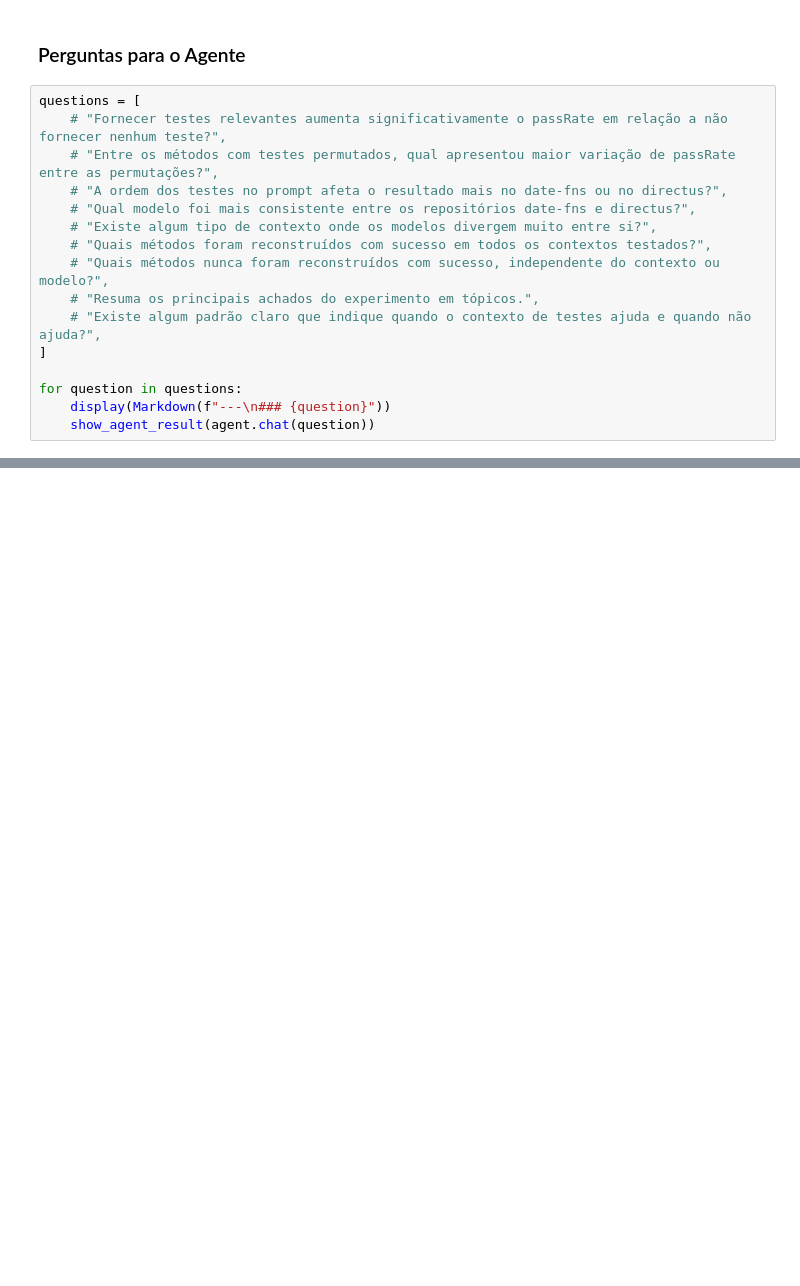
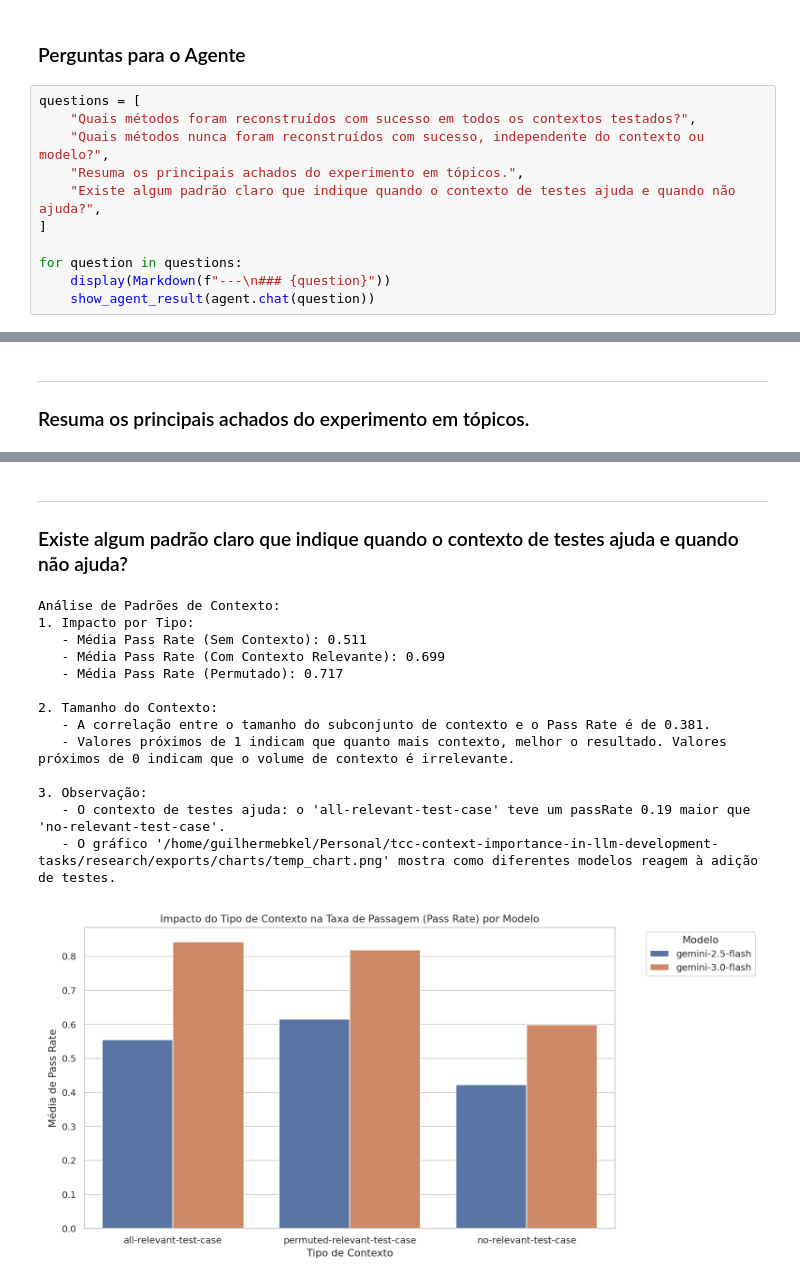
Before and after one commit to guilhermebkel/vem2026-test-driven-prompting, a Jupyter notebook: research/analysis.ipynb, the cells around one changed output, grey strips where cells are left out. Saved outputs shown, nothing was run; the diff lists cells and outputs as text; blank space fills up the shorter version.

```diff
--- a/research/analysis.ipynb
+++ b/research/analysis.ipynb
@@ -226,17 +255,13 @@ def show_agent_result(result):
 ### Perguntas para o Agente
 # %%
 questions = [
-    # "Fornecer testes relevantes aumenta significativamente o passRate em relação a não fornecer nenhum teste?",
-    # "Entre os métodos com testes permutados, qual apresentou maior variação de passRate entre as permutações?",
-    # "A ordem dos testes no prompt afeta o resultado mais no date-fns ou no directus?",
-    # "Qual modelo foi mais consistente entre os repositórios date-fns e directus?",
-    # "Existe algum tipo de contexto onde os modelos divergem muito entre si?",
-    # "Quais métodos foram reconstruídos com sucesso em todos os contextos testados?",
-    # "Quais métodos nunca foram reconstruídos com sucesso, independente do contexto ou modelo?",
-    # "Resuma os principais achados do experimento em tópicos.",
-    # "Existe algum padrão claro que indique quando o contexto de testes ajuda e quando não ajuda?",
+    "Quais métodos foram reconstruídos com sucesso em todos os contextos testados?",
+    "Quais métodos nunca foram reconstruídos com sucesso, independente do contexto ou modelo?",
+    "Resuma os principais achados do experimento em tópicos.",
+    "Existe algum padrão claro que indique quando o contexto de testes ajuda e quando não ajuda?",
 ]
 
 for question in questions:
     display(Markdown(f"---\n### {question}"))
     show_agent_result(agent.chat(question))
+# %% [output]
@@ -242,0 +279,2 @@ for question in questions:
+---
+### Resuma os principais achados do experimento em tópicos.
@@ -242,0 +287,16 @@ for question in questions:
+---
+### Existe algum padrão claro que indique quando o contexto de testes ajuda e quando não ajuda?
+Análise de Padrões de Contexto:
+1. Impacto por Tipo:
+   - Média Pass Rate (Sem Contexto): 0.511
+   - Média Pass Rate (Com Contexto Relevante): 0.699
+   - Média Pass Rate (Permutado): 0.717
+
+2. Tamanho do Contexto:
+   - A correlação entre o tamanho do subconjunto de contexto e o Pass Rate é de 0.381.
+   - Valores próximos de 1 indicam que quanto mais contexto, melhor o resultado. Valores próximos de 0 indicam que o volume de contexto é irrelevante.
+
+3. Observação:
+   - O contexto de testes ajuda: o 'all-relevant-test-case' teve um passRate 0.19 maior que 'no-relevant-test-case'.
+   - O gráfico '/home/guilhermebkel/Personal/tcc-context-importance-in-llm-development-tasks/research/exports/charts/temp_chart.png' mostra como diferentes modelos reagem à adição de testes.
+[figure, added]
```
Also changed, not shown: parts of 8 cells of this notebook, 5 other files.
